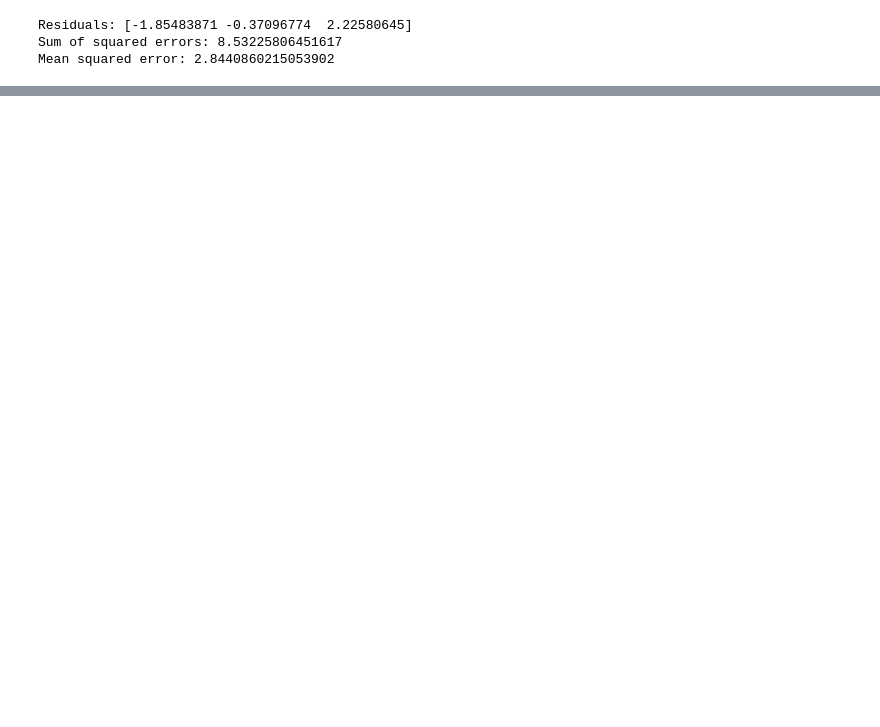
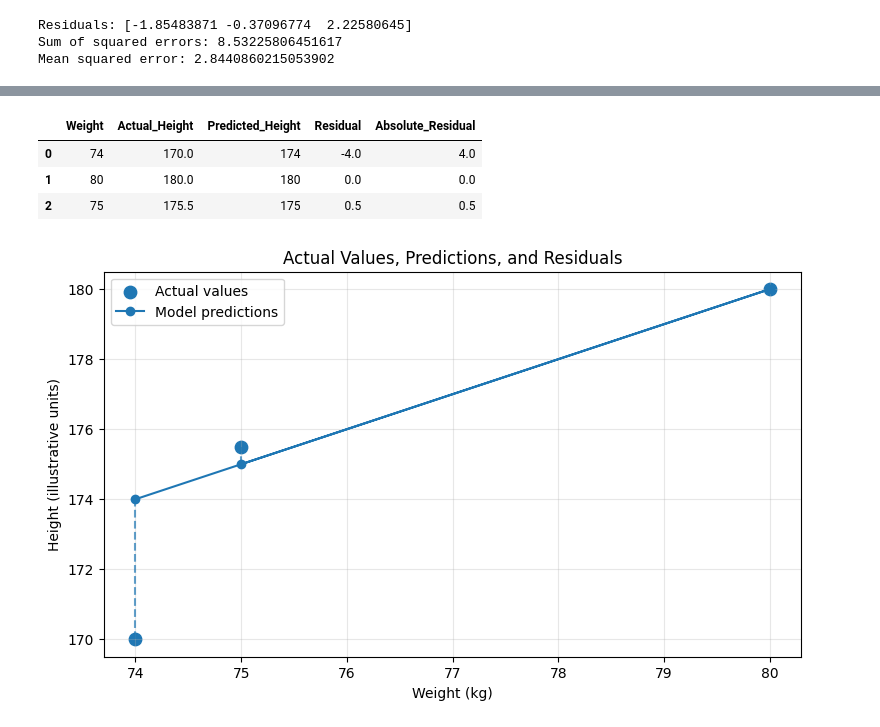
Before and after one commit to silverbullet-ai/learning-intelligence, a Jupyter notebook: 04-data-and-ai/04-machine-learning/04-simple-linear-regression/notebook.ipynb, the cells around one changed output, grey strips where cells are left out. Cells and saved outputs as stored; diff of their text form; code cells hidden in the pictures; blank space fills up the shorter version.

```diff
--- a/04-data-and-ai/04-machine-learning/04-simple-linear-regression/notebook.ipynb
+++ b/04-data-and-ai/04-machine-learning/04-simple-linear-regression/notebook.ipynb
@@ -160,0 +284,65 @@ Mean squared error: 2.8440860215053902
+# %%
+import pandas as pd
+
+# Illustrative training data
+df = pd.DataFrame({
+    "Weight": [74, 80, 75],
+    "Actual_Height": [170, 180, 175.5]
+})
+
+# Example model parameters for demonstration
+theta_0 = 100
+theta_1 = 1
+
+df["Predicted_Height"] = predict_output(
+    df["Weight"],
+    theta_0,
+    theta_1
+)
+
+df["Residual"] = (
+    df["Actual_Height"] - df["Predicted_Height"]
+)
+
+df["Absolute_Residual"] = df["Residual"].abs()
+
+df
+# %% [output]
+|  | Weight | Actual_Height | Predicted_Height | Residual | Absolute_Residual |
+| 0 | 74 | 170.0 | 174 | -4.0 | 4.0 |
+| 1 | 80 | 180.0 | 180 | 0.0 | 0.0 |
+| 2 | 75 | 175.5 | 175 | 0.5 | 0.5 |
+# %%
+plt.figure(figsize=(9, 5))
+
+plt.scatter(
+    df["Weight"],
+    df["Actual_Height"],
+    label="Actual values",
+    s=80
+)
+
+plt.plot(
+    df["Weight"],
+    df["Predicted_Height"],
+    label="Model predictions",
+    marker="o"
+)
+
+for _, row in df.iterrows():
+    plt.vlines(
+        x=row["Weight"],
+        ymin=min(row["Actual_Height"], row["Predicted_Height"]),
+        ymax=max(row["Actual_Height"], row["Predicted_Height"]),
+        linestyles="dashed",
+        alpha=0.7
+    )
+
+plt.xlabel("Weight (kg)")
+plt.ylabel("Height (illustrative units)")
+plt.title("Actual Values, Predictions, and Residuals")
+plt.legend()
+plt.grid(True, alpha=0.3)
+plt.show()
+# %% [output]
+[figure, added]
```
Also changed, not shown: parts of 22 cells of this notebook, 1 other file.
